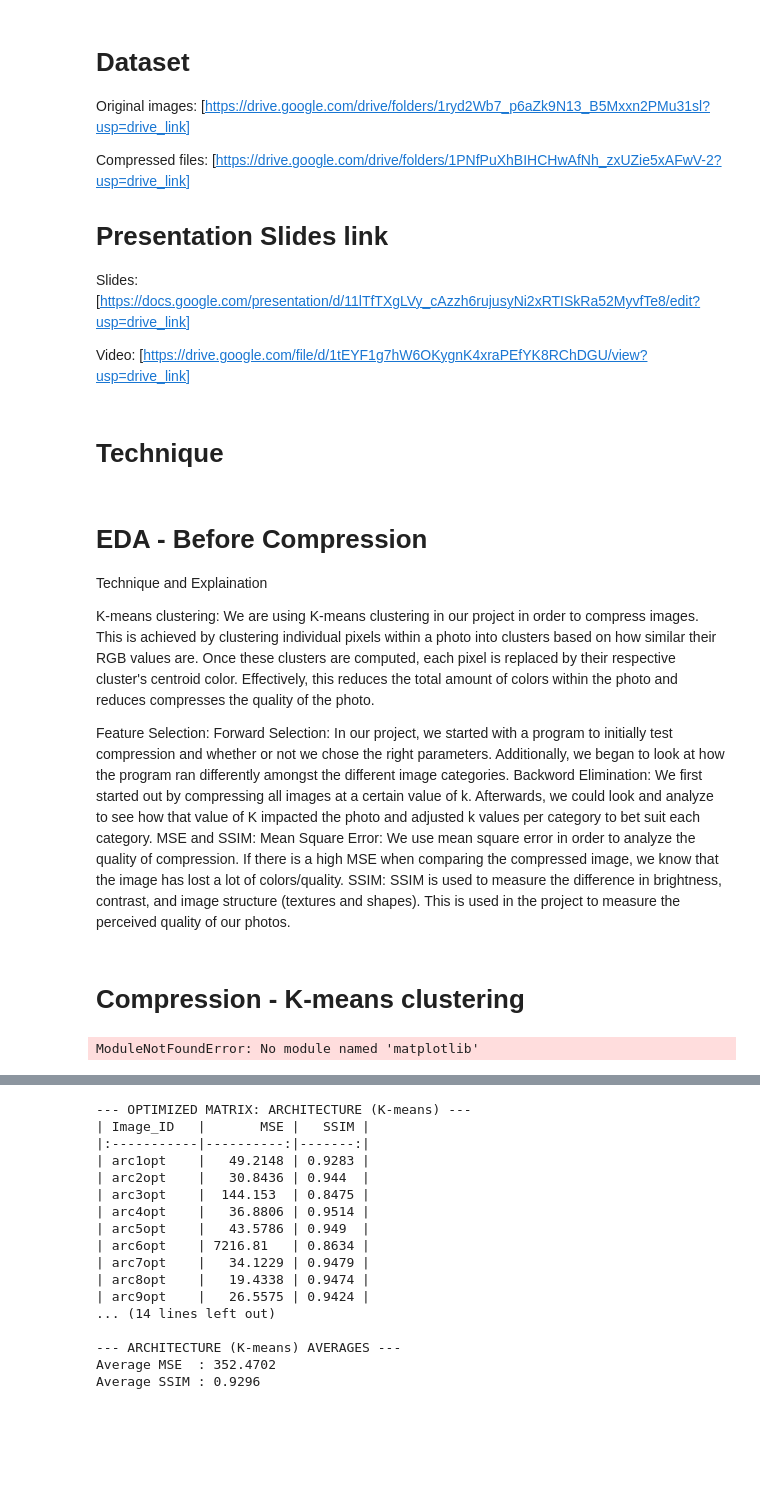
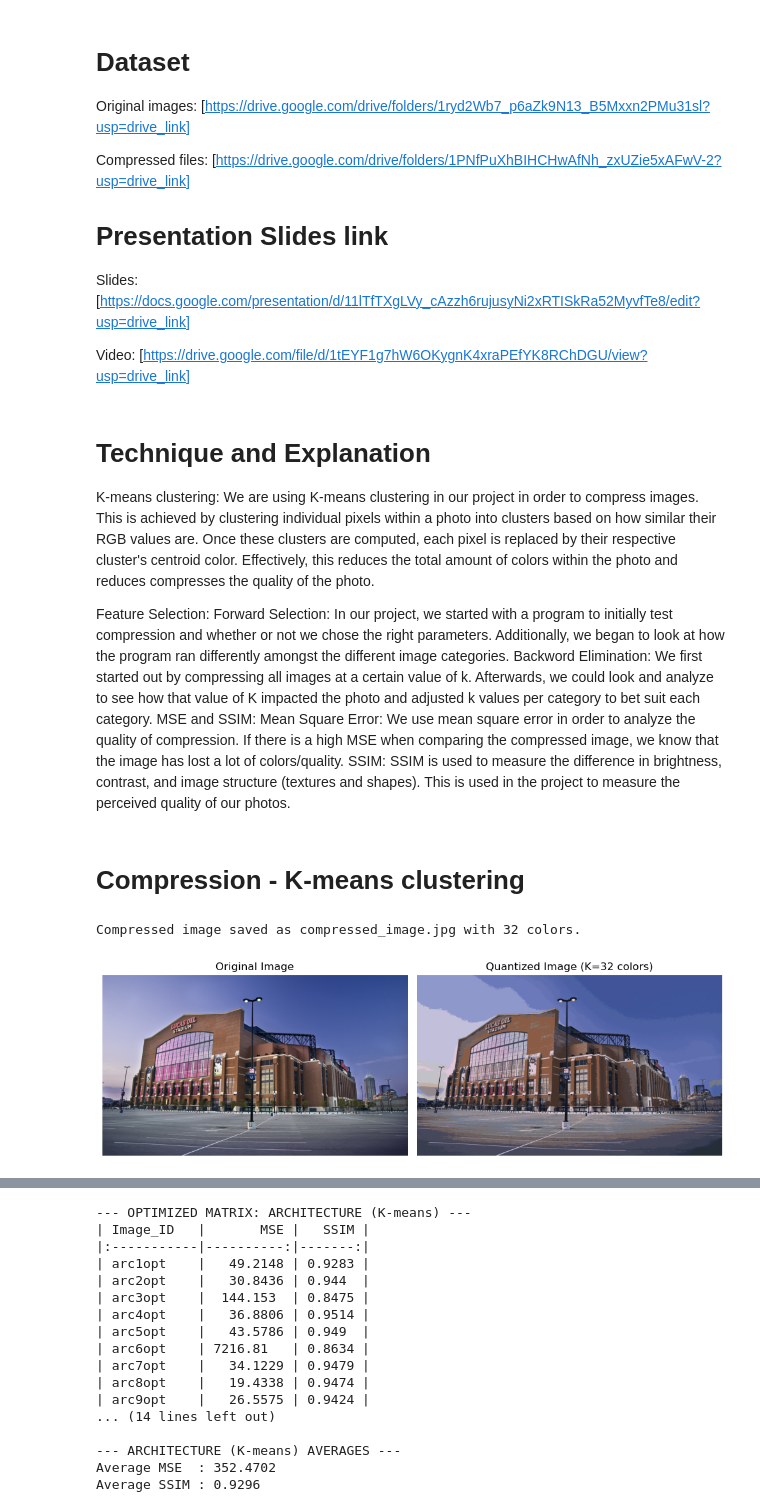
Before and after one commit to LydiaNiu/image-compression-project, a Jupyter notebook: final_report.ipynb, the cells around one changed output, grey strips where cells are left out. Saved outputs shown, nothing was run; the diff lists cells and outputs as text; code cells hidden in the pictures; blank space fills up the shorter version.

Commit message:
compiled the final report and added explanation of eda metrics summary

```diff
--- a/final_report.ipynb
+++ b/final_report.ipynb
@@ -28,21 +28,17 @@ Slides:
 Video:
 [https://drive.google.com/file/d/1tEYF1g7hW6OKygnK4xraPEfYK8RChDGU/view?usp=drive_link]
 # %% [markdown]
-# Technique
+# Technique and Explanation
+
+K-means clustering:
+                   We are using K-means clustering in our project in order to compress images. This is achieved by clustering individual pixels within a photo   into clusters based on how similar their RGB values are. Once these clusters are computed, each pixel is replaced by their respective cluster's centroid color. Effectively, this reduces the total amount of colors within the photo and reduces compresses the quality of the photo.
+
+Feature Selection:
+                   Forward Selection: In our project, we started with a program to initially test compression and whether or not we chose the right parameters.  Additionally, we began to look at how the program ran differently amongst the different image categories.
+                   Backword Elimination: We first started out by compressing all images at a certain value of k. Afterwards, we could look and analyze to see how that value of K impacted the photo and adjusted k values per category to bet suit each category.
+MSE and SSIM:
+                   Mean Square Error: We use mean square error in order to analyze the quality of compression. If there is a high MSE when comparing the compressed image, we know that the image has lost a lot of colors/quality.
+                   SSIM: SSIM is used to measure the difference in brightness, contrast, and image structure (textures and shapes). This is used in the project to measure the perceived quality of our photos.
-# %% [markdown]
-# EDA - Before Compression
-
-Technique and Explaination
-
-K-means clustering:
-                   We are using K-means clustering in our project in order to compress images. This is achieved by clustering individual pixels within a photo   into clusters based on how similar their RGB values are. Once these clusters are computed, each pixel is replaced by their respective cluster's centroid color. Effectively, this reduces the total amount of colors within the photo and reduces compresses the quality of the photo.
-
-Feature Selection:
-                   Forward Selection: In our project, we started with a program to initially test compression and whether or not we chose the right parameters.  Additionally, we began to look at how the program ran differently amongst the different image categories.
-                   Backword Elimination: We first started out by compressing all images at a certain value of k. Afterwards, we could look and analyze to see how that value of K impacted the photo and adjusted k values per category to bet suit each category.
-MSE and SSIM:
-                   Mean Square Error: We use mean square error in order to analyze the quality of compression. If there is a high MSE when comparing the compressed image, we know that the image has lost a lot of colors/quality.
-                   SSIM: SSIM is used to measure the difference in brightness, contrast, and image structure (textures and shapes). This is used in the project to measure the perceived quality of our photos.
 # %% [markdown]
 # Compression - K-means clustering
 # %%
@@ -57,7 +53,7 @@ import matplotlib.pyplot as plt
 # make sure cv2 is downloaded. Change file input/output names as well as K values below
 # sometimes it might take a fat minute to load
 #------------------------------------------------------------------------------------------------
-image_path = "architecture/arc1.jpg"  # CHANGE THIS TO THE CORRECT FILE NAME DO NOT FORGET
+image_path = "originals/architecture/arc1.jpg"  # CHANGE THIS TO THE CORRECT FILE NAME DO NOT FORGET
 output_path = "compressed_image.jpg"
 K = 32  # MODIFY K
 image = cv2.imread(image_path)
@@ -73,32 +69,33 @@ flat_pixels = image.reshape(-1, 3).astype(np.float32)
 num_pixels = flat_pixels.shape[0]
 
 # choose k
 random_indices = np.random.choice(num_pixels, size=K, replace=False)
 representative_colors = flat_pixels[random_indices]
 diff = flat_pixels[:, None, :] - representative_colors[None, :, :]
 distances_sq = np.sum(diff**2, axis=2)
 
 # Distance to nearest color calculations
 nearest_color_idx = np.argmin(distances_sq, axis=1)
 quantized_flat_pixels = representative_colors[nearest_color_idx]
 quantized_flat_pixels = np.rint(quantized_flat_pixels).astype(np.uint8)
 quantized_image = quantized_flat_pixels.reshape(height, width, 3)
 
 cv2.imwrite(output_path, quantized_image)
 print(f"Compressed image saved as {output_path} with {K} colors.")
 image_rgb = cv2.cvtColor(image, cv2.COLOR_BGR2RGB)
 quantized_image_rgb = cv2.cvtColor(quantized_image, cv2.COLOR_BGR2RGB)
 plt.figure(figsize=(10, 5))
 plt.subplot(1, 2, 1)
 plt.imshow(image_rgb)
 plt.title("Original Image")
 plt.axis('off')
 plt.subplot(1, 2, 2)
 plt.imshow(quantized_image_rgb)
 plt.title(f"Quantized Image (K={K} colors)")
 plt.axis('off')
 plt.tight_layout()
 plt.show()
 # %% [output]
-ModuleNotFoundError: No module named 'matplotlib'
+Compressed image saved as compressed_image.jpg with 32 colors.
+[figure, added]
 # %% [markdown]
```
Also changed, not shown: parts of 8 cells of this notebook, 2 other files.
